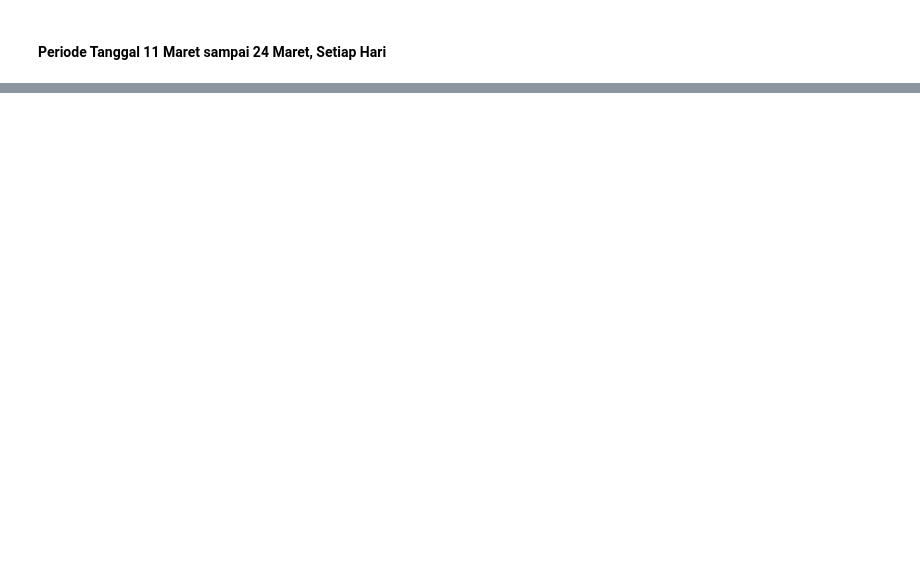
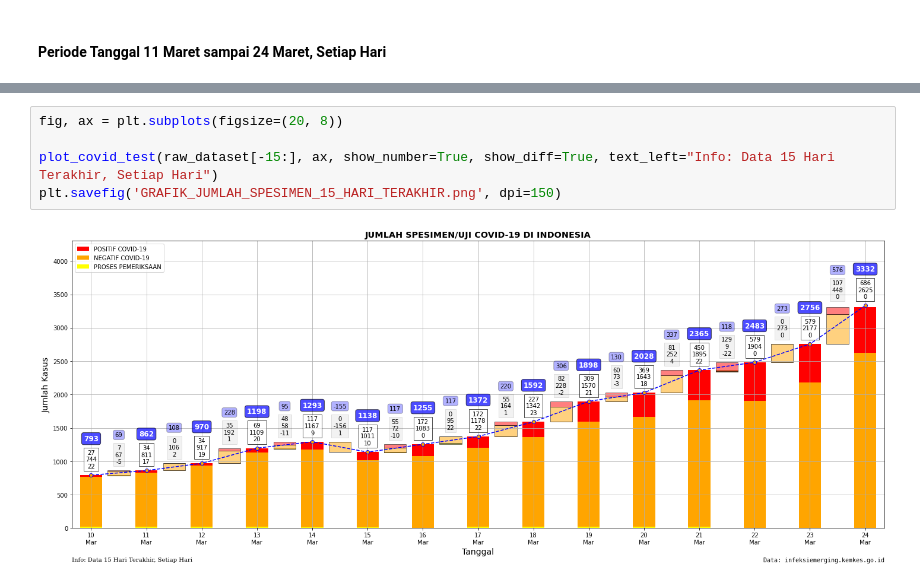
Before and after one commit to taruma/inkovis, a Jupyter notebook: notebook/inkovis_nb.ipynb, the cells around one changed output, grey strips where cells are left out. Drawn from its saved outputs; the diff is of its cells as text; blank space fills up the shorter version.

```diff
--- a/notebook/inkovis_nb.ipynb
+++ b/notebook/inkovis_nb.ipynb
@@ -253,0 +442,7 @@ plot_covid_case(raw_dataset, ax, mask=('2020-03-11', '2020-03-24'), days=1)
+# %%
+fig, ax = plt.subplots(figsize=(20, 8))
+
+plot_covid_test(raw_dataset[-15:], ax, show_number=True, show_diff=True, text_left="Info: Data 15 Hari Terakhir, Setiap Hari")
+plt.savefig('GRAFIK_JUMLAH_SPESIMEN_15_HARI_TERAKHIR.png', dpi=150)
+# %% [output]
+[figure, added]
```
Also changed, not shown: parts of 10 cells of this notebook.
